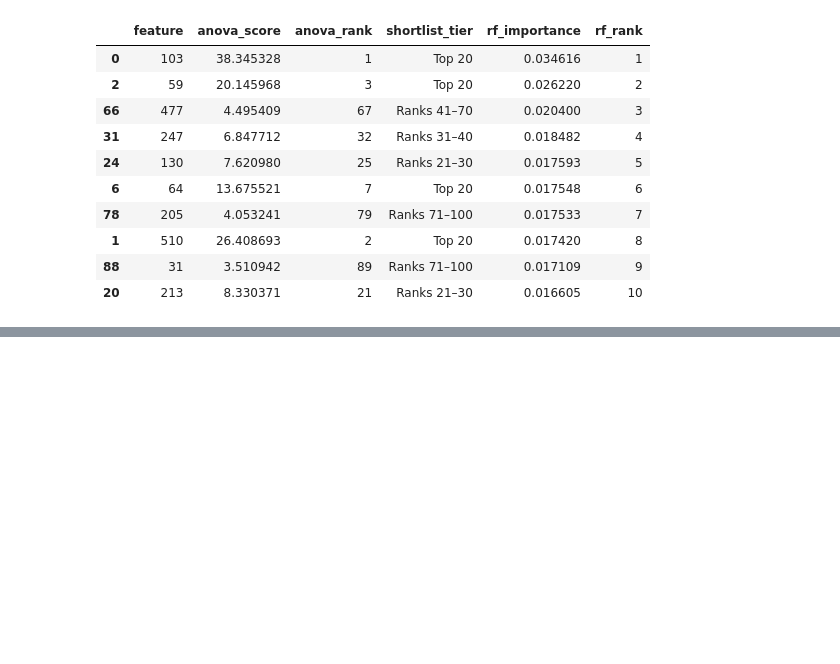
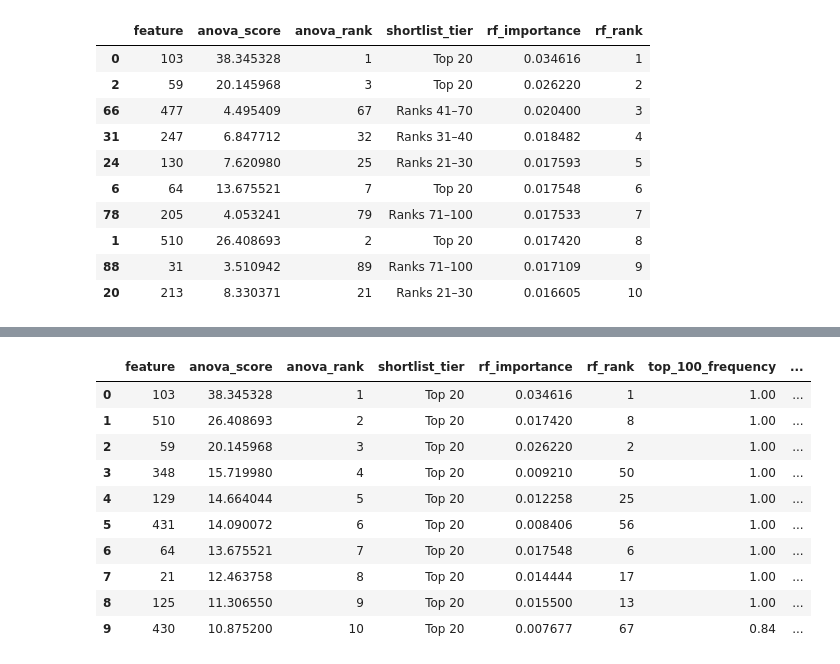
Before and after one commit to DRPproton/semiconductor-projects-tda, a Jupyter notebook: Project-1_SECOM/notebooks/notebook.ipynb, the cells around one changed output, grey strips where cells are left out. Drawn from its saved outputs; the diff is of its cells as text; code cells hidden in the pictures; blank space fills up the shorter version.

```diff
--- a/Project-1_SECOM/notebooks/notebook.ipynb
+++ b/Project-1_SECOM/notebooks/notebook.ipynb
@@ -2145,0 +2148,6 @@ top_100_table.sort_values(
+# %%
+stability_cv = RepeatedStratifiedKFold(
+    n_splits=5,
+    n_repeats=5,
+    random_state=42,
+)
@@ -2145,0 +2265,20 @@ top_100_table.sort_values(
+# %%
+top_100_table = top_100_table.merge(
+    stability_table,
+    on="feature",
+    how="left",
+)
+
+top_100_table.head(10)
+# %% [output]
+|  | feature | anova_score | anova_rank | shortlist_tier | rf_importance | rf_rank | top_100_frequency | ... |
+| 0 | 103 | 38.345328 | 1 | Top 20 | 0.034616 | 1 | 1.00 | ... |
+| 1 | 510 | 26.408693 | 2 | Top 20 | 0.017420 | 8 | 1.00 | ... |
+| 2 | 59 | 20.145968 | 3 | Top 20 | 0.026220 | 2 | 1.00 | ... |
+| 3 | 348 | 15.719980 | 4 | Top 20 | 0.009210 | 50 | 1.00 | ... |
+| 4 | 129 | 14.664044 | 5 | Top 20 | 0.012258 | 25 | 1.00 | ... |
+| 5 | 431 | 14.090072 | 6 | Top 20 | 0.008406 | 56 | 1.00 | ... |
+| 6 | 64 | 13.675521 | 7 | Top 20 | 0.017548 | 6 | 1.00 | ... |
+| 7 | 21 | 12.463758 | 8 | Top 20 | 0.014444 | 17 | 1.00 | ... |
+| 8 | 125 | 11.306550 | 9 | Top 20 | 0.015500 | 13 | 1.00 | ... |
+| 9 | 430 | 10.875200 | 10 | Top 20 | 0.007677 | 67 | 0.84 | ... |
```
Also changed, not shown: parts of 7 cells of this notebook.
